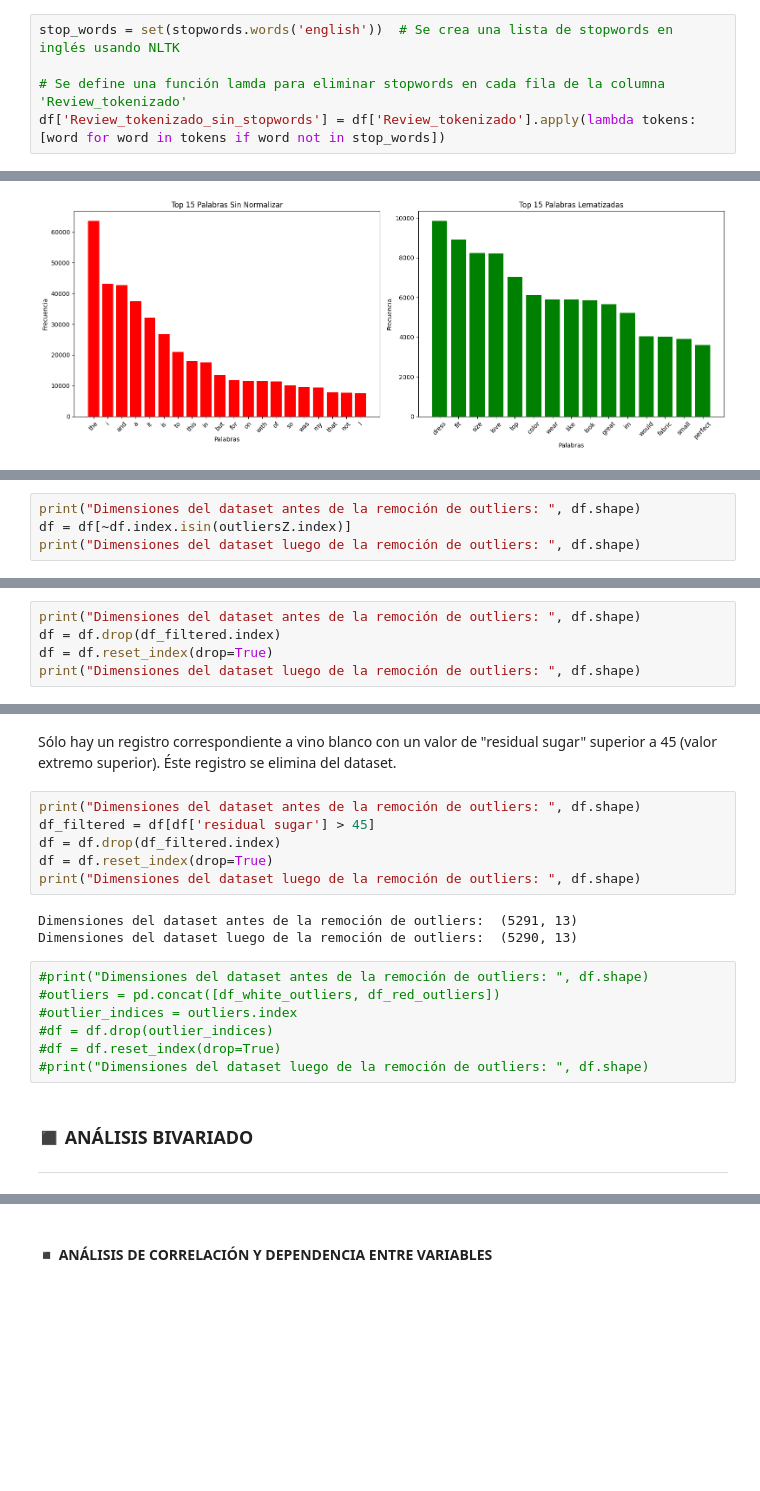
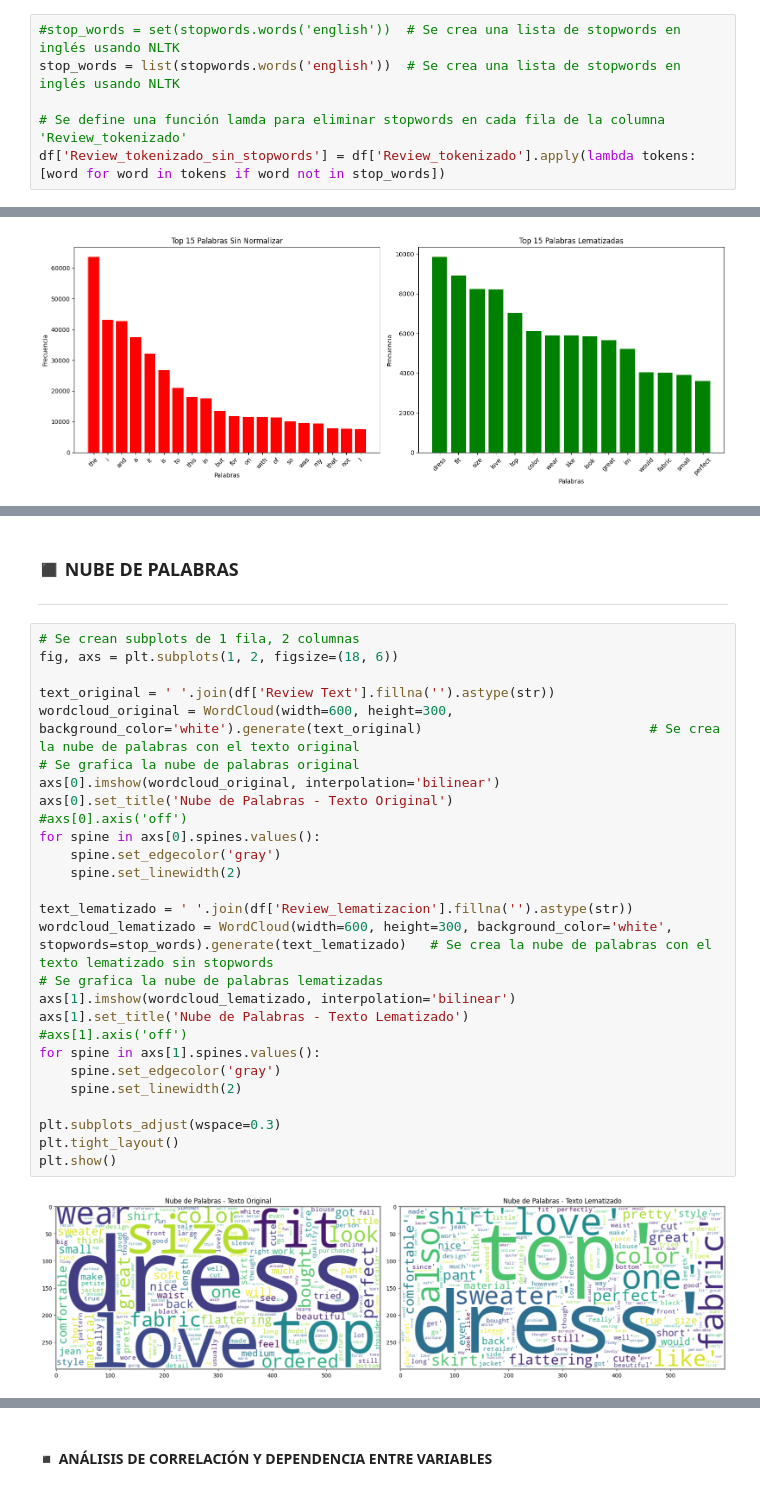
Before and after one commit to eugeinga/CODER-DataScienceIII, a Jupyter notebook: proyecto_final_ingaramo.ipynb, the cells around one changed output, grey strips where cells are left out. Saved outputs shown, nothing was run; the diff lists cells and outputs as text; blank space fills up the shorter version.

```diff
--- a/proyecto_final_ingaramo.ipynb
+++ b/proyecto_final_ingaramo.ipynb
@@ -382,7 +387,8 @@ print(stopwords_eng[:20])                     # Se muestran las primeras 20 stop
 # %% [output]
 ['a', 'about', 'above', 'after', 'again', 'against', 'ain', 'all', 'am', 'an', 'and', 'any', 'are', 'aren', "aren't", 'as', 'at', 'be', 'because', 'been']
 # %%
-stop_words = set(stopwords.words('english'))  # Se crea una lista de stopwords en inglés usando NLTK
+#stop_words = set(stopwords.words('english'))  # Se crea una lista de stopwords en inglés usando NLTK
+stop_words = list(stopwords.words('english'))  # Se crea una lista de stopwords en inglés usando NLTK
 
 # Se define una función lamda para eliminar stopwords en cada fila de la columna 'Review_tokenizado'
 df['Review_tokenizado_sin_stopwords'] = df['Review_tokenizado'].apply(lambda tokens: [word for word in tokens if word not in stop_words])
@@ -1124,4 +495,0 @@ Dado que la cantidad de registros identificados no es significativa se procede a
-# %%
-print("Dimensiones del dataset antes de la remoción de outliers: ", df.shape)
-df = df[~df.index.isin(outliersZ.index)]
-print("Dimensiones del dataset luego de la remoción de outliers: ", df.shape)
@@ -1231,5 +495,0 @@ Dado que la cantidad de registros identificados es poco significativa y se corre
-# %%
-print("Dimensiones del dataset antes de la remoción de outliers: ", df.shape)
-df = df.drop(df_filtered.index)
-df = df.reset_index(drop=True)
-print("Dimensiones del dataset luego de la remoción de outliers: ", df.shape)
@@ -1276,21 +496,32 @@ dtype: float64
-# %% [markdown]
-Sólo hay un registro correspondiente a vino blanco con un valor de "residual sugar" superior a 45 (valor extremo superior). Éste registro se elimina del dataset.
-# %%
-print("Dimensiones del dataset antes de la remoción de outliers: ", df.shape)
-df_filtered = df[df['residual sugar'] > 45]
-df = df.drop(df_filtered.index)
-df = df.reset_index(drop=True)
-print("Dimensiones del dataset luego de la remoción de outliers: ", df.shape)
-# %% [output]
-Dimensiones del dataset antes de la remoción de outliers:  (5291, 13)
-Dimensiones del dataset luego de la remoción de outliers:  (5290, 13)
-# %%
-#print("Dimensiones del dataset antes de la remoción de outliers: ", df.shape)
-#outliers = pd.concat([df_white_outliers, df_red_outliers])
-#outlier_indices = outliers.index
-#df = df.drop(outlier_indices)
-#df = df.reset_index(drop=True)
-#print("Dimensiones del dataset luego de la remoción de outliers: ", df.shape)
-# %% [markdown]
-### **◼️ ANÁLISIS BIVARIADO**
-----
+# %% [markdown]
+### **◼️ NUBE DE PALABRAS**
+----
+# %%
+# Se crean subplots de 1 fila, 2 columnas
+fig, axs = plt.subplots(1, 2, figsize=(18, 6))
+
+text_original = ' '.join(df['Review Text'].fillna('').astype(str))
+wordcloud_original = WordCloud(width=600, height=300, background_color='white').generate(text_original)                             # Se crea la nube de palabras con el texto original
+# Se grafica la nube de palabras original
+axs[0].imshow(wordcloud_original, interpolation='bilinear')
+axs[0].set_title('Nube de Palabras - Texto Original')
+#axs[0].axis('off')
+for spine in axs[0].spines.values():
+    spine.set_edgecolor('gray')
+    spine.set_linewidth(2)
+
+text_lematizado = ' '.join(df['Review_lematizacion'].fillna('').astype(str))
+wordcloud_lematizado = WordCloud(width=600, height=300, background_color='white', stopwords=stop_words).generate(text_lematizado)   # Se crea la nube de palabras con el texto lematizado sin stopwords
+# Se grafica la nube de palabras lematizadas
+axs[1].imshow(wordcloud_lematizado, interpolation='bilinear')
+axs[1].set_title('Nube de Palabras - Texto Lematizado')
+#axs[1].axis('off')
+for spine in axs[1].spines.values():
+    spine.set_edgecolor('gray')
+    spine.set_linewidth(2)
+
+plt.subplots_adjust(wspace=0.3)
+plt.tight_layout()
+plt.show()
+# %% [output]
+[figure, added]
```
Also changed, not shown: parts of 130 cells of this notebook.
